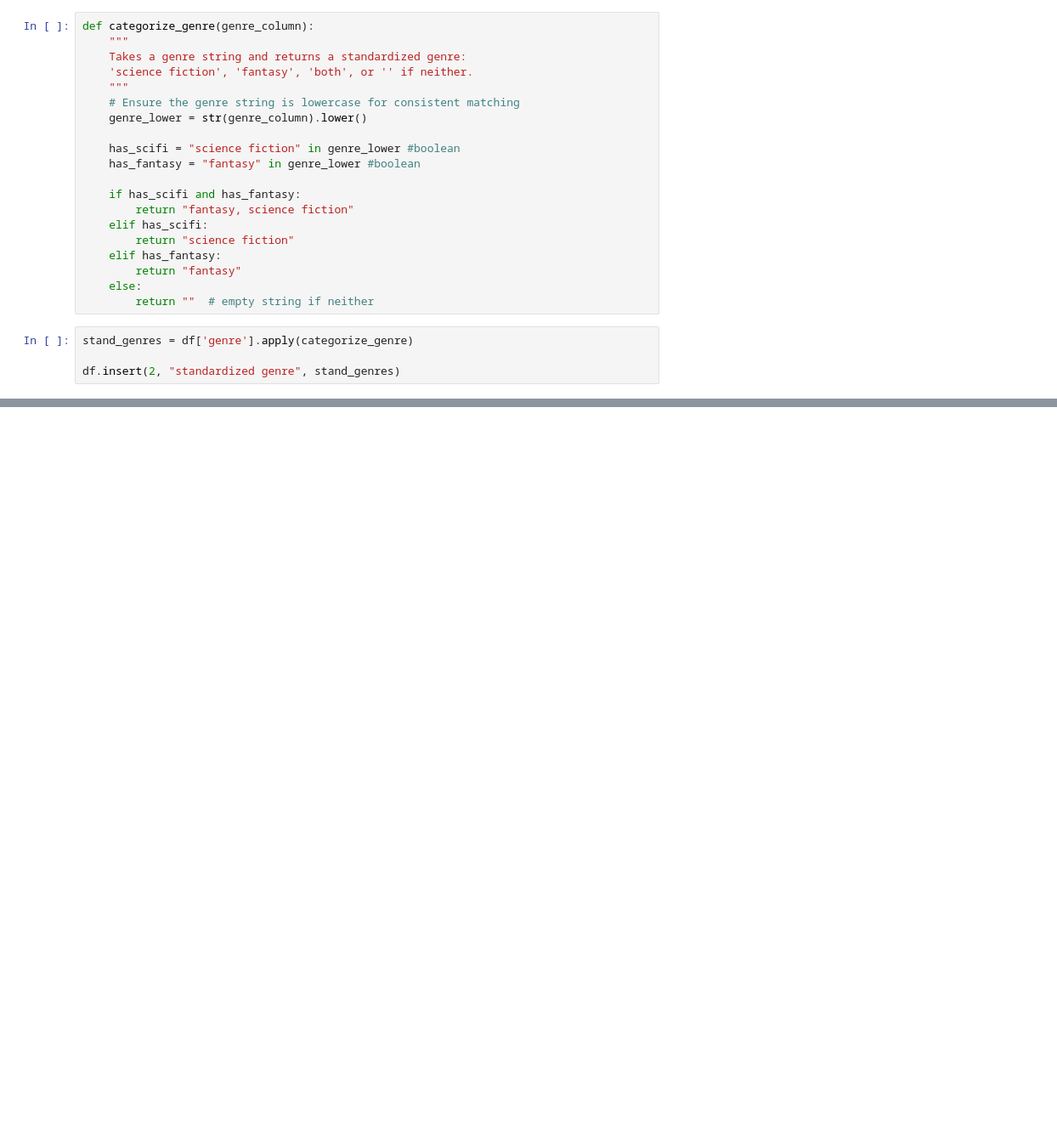
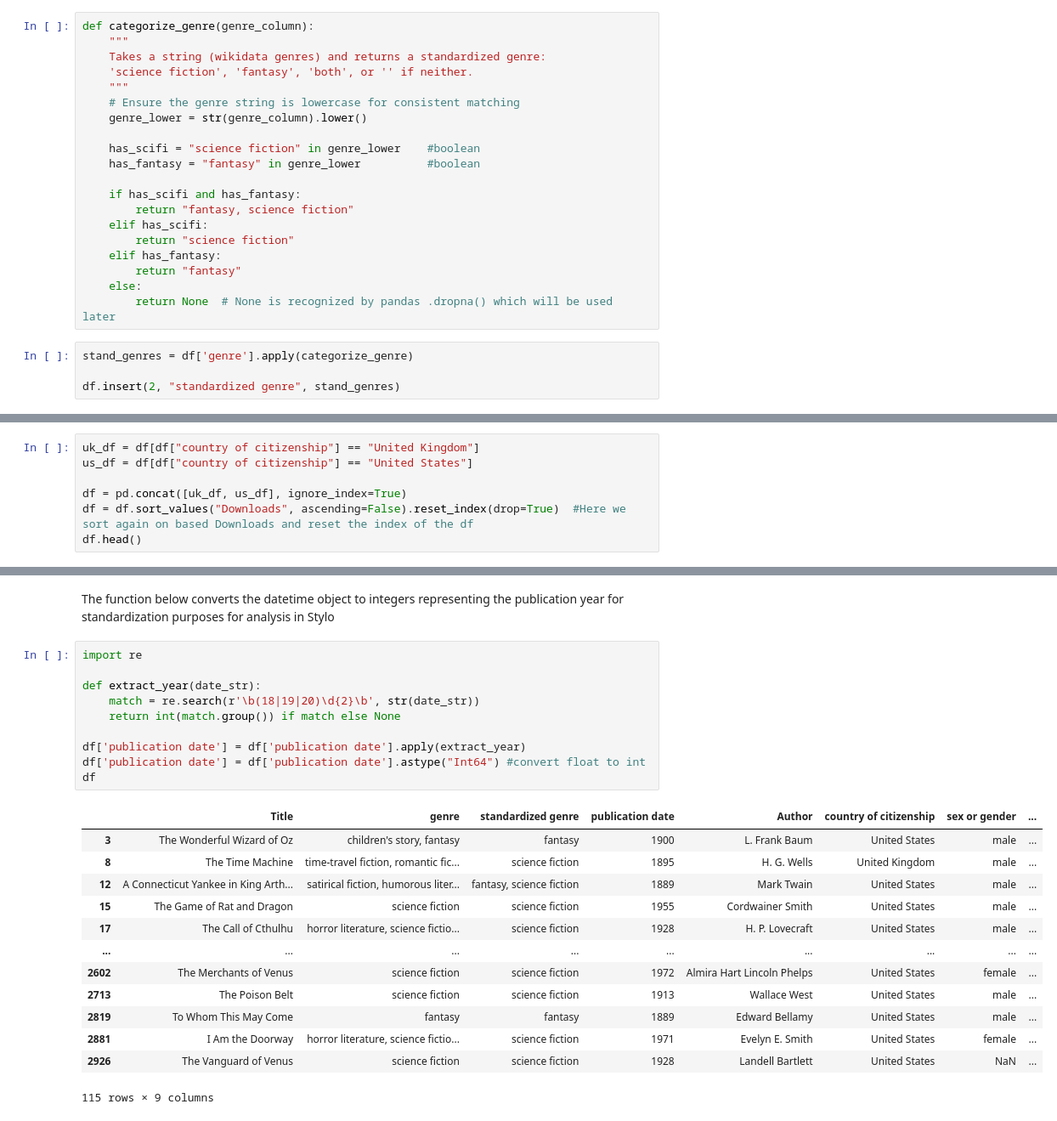
Before and after one commit to Cameron-Meinsma/dh_tools_and_methods_group_project, a Jupyter notebook: data_cleaning_and_corpus_selection.ipynb, the cells around one changed output, grey strips where cells are left out. Shown at 85% size. Drawn from its saved outputs; the diff is of its cells as text; blank space fills up the shorter version.

```diff
--- a/data_cleaning_and_corpus_selection.ipynb
+++ b/data_cleaning_and_corpus_selection.ipynb
@@ -48,14 +66,14 @@ uk_df.head(3)
 # %%
 def categorize_genre(genre_column):
     """
-    Takes a genre string and returns a standardized genre:
+    Takes a string (wikidata genres) and returns a standardized genre:
     'science fiction', 'fantasy', 'both', or '' if neither.
     """
     # Ensure the genre string is lowercase for consistent matching
     genre_lower = str(genre_column).lower()
 
-    has_scifi = "science fiction" in genre_lower #boolean
-    has_fantasy = "fantasy" in genre_lower #boolean
+    has_scifi = "science fiction" in genre_lower    #boolean
+    has_fantasy = "fantasy" in genre_lower          #boolean
 
     if has_scifi and has_fantasy:
         return "fantasy, science fiction"
@@ -64,7 +82,7 @@ def categorize_genre(genre_column):
     elif has_fantasy:
         return "fantasy"
     else:
-        return ""  # empty string if neither
+        return None  # None is recognized by pandas .dropna() which will be used later
 # %%
 stand_genres = df['genre'].apply(categorize_genre)
 
@@ -73,0 +99,7 @@ df.head(10)
+# %%
+uk_df = df[df["country of citizenship"] == "United Kingdom"]
+us_df = df[df["country of citizenship"] == "United States"]
+
+df = pd.concat([uk_df, us_df], ignore_index=True)
+df = df.sort_values("Downloads", ascending=False).reset_index(drop=True)  #Here we sort again on based Downloads and reset the index of the df
+df.head()
@@ -78 +121,27 @@ df['publication date'].dtype
+# %% [markdown]
+The function below converts the datetime object to integers representing the publication year for standardization purposes for analysis in Stylo
+# %%
+import re
+
+def extract_year(date_str):
+    match = re.search(r'\b(18|19|20)\d{2}\b', str(date_str))
+    return int(match.group()) if match else None
+
+df['publication date'] = df['publication date'].apply(extract_year)
+df['publication date'] = df['publication date'].astype("Int64") #convert float to int
+df
+# %% [output]
+|  | Title | genre | standardized genre | publication date | Author | country of citizenship | sex or gender | ... |
+| 3 | The Wonderful Wizard of Oz | children's story, fantasy | fantasy | 1900 | L. Frank Baum | United States | male | ... |
+| 8 | The Time Machine | time-travel fiction, romantic fic... | science fiction | 1895 | H. G. Wells | United Kingdom | male | ... |
+| 12 | A Connecticut Yankee in King Arth... | satirical fiction, humorous liter... | fantasy, science fiction | 1889 | Mark Twain | United States | male | ... |
+| 15 | The Game of Rat and Dragon | science fiction | science fiction | 1955 | Cordwainer Smith | United States | male | ... |
+| 17 | The Call of Cthulhu | horror literature, science fictio... | science fiction | 1928 | H. P. Lovecraft | United States | male | ... |
+| ... | ... | ... | ... | ... | ... | ... | ... | ... |
+| 2602 | The Merchants of Venus | science fiction | science fiction | 1972 | Almira Hart Lincoln Phelps | United States | female | ... |
+| 2713 | The Poison Belt | science fiction | science fiction | 1913 | Wallace West | United States | male | ... |
+| 2819 | To Whom This May Come | fantasy | fantasy | 1889 | Edward Bellamy | United States | male | ... |
+| 2881 | I Am the Doorway | horror literature, science fictio... | science fiction | 1971 | Evelyn E. Smith | United States | female | ... |
+| 2926 | The Vanguard of Venus | science fiction | science fiction | 1928 | Landell Bartlett | United States | NaN | ... |
+115 rows × 9 columns
 # %%
```
Also changed, not shown: parts of 28 cells of this notebook, 49 other files.
